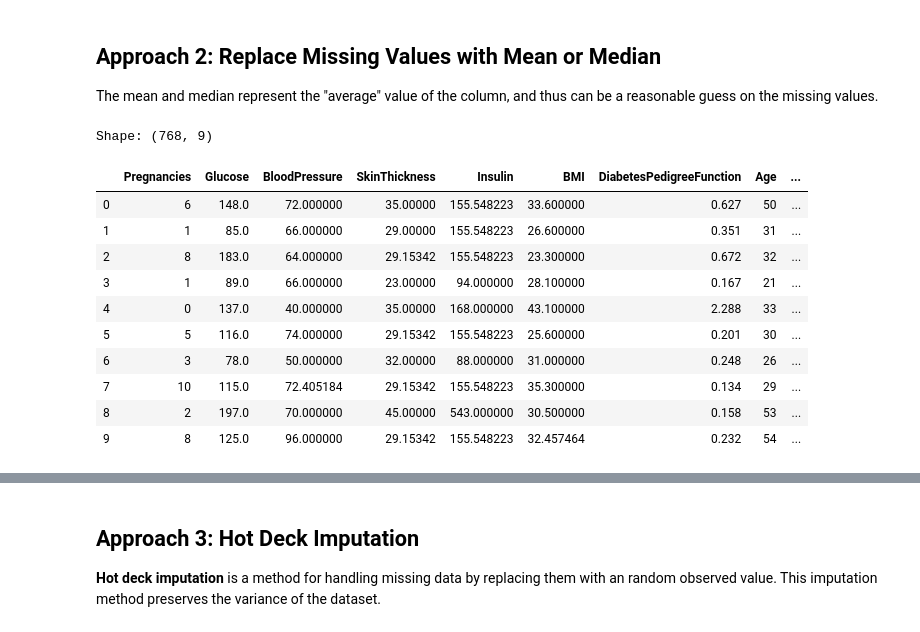
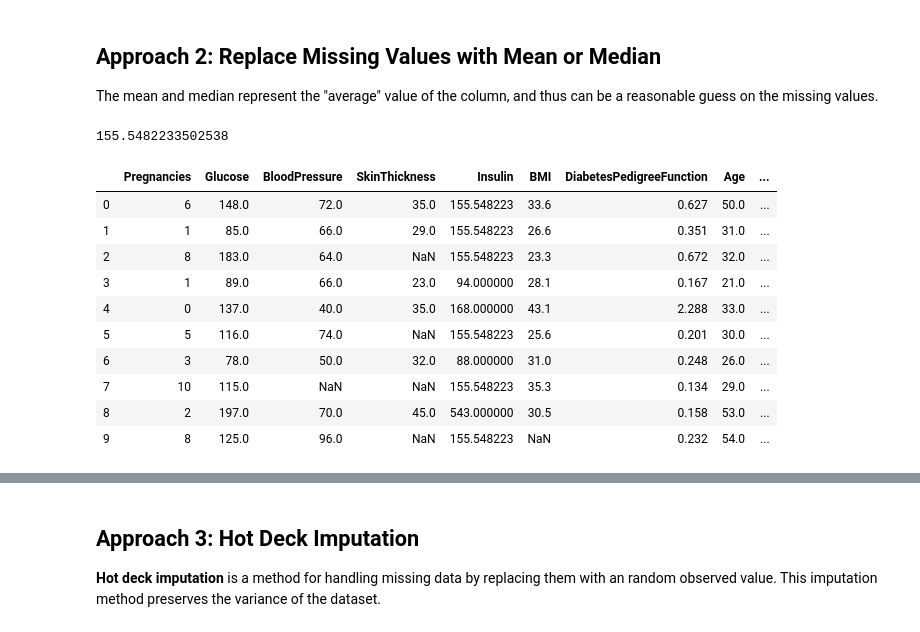
Before and after one commit to ch00226855/CMP464-Fall2019, a Jupyter notebook: Week11_DataCleaningAndPreparation.ipynb, the cells around one changed output, grey strips where cells are left out. Saved outputs shown, nothing was run; the diff lists cells and outputs as text; code cells hidden in the pictures.

```diff
--- a/Week11_DataCleaningAndPreparation.ipynb
+++ b/Week11_DataCleaningAndPreparation.ipynb
@@ -70,3 +98,11 @@ We can see that Glucose, BloodPressure, and BMI have just a few zero values, whi
 # %%
 # We should mark missing values with np.nan, so that these values can be
 # correctly ignored from operations such as sum, count, min, etc.
+cols = list(data.columns)
+cols.remove(cols[0]) # remove the preganicies column
+cols.remove(cols[-1]) # remove the outcome column
+print(cols)
+for col in cols:
+    for idx in data.index:
+        if data.loc[idx, col] == 0:
+            data.loc[idx, col] = np.nan
@@ -72,0 +124,3 @@ We can see that Glucose, BloodPressure, and BMI have just a few zero values, whi
+# %%
+data = pd.read_csv('Data/diabetes/diabetes.csv', delimiter=',')
+data.head(10)
@@ -72,0 +139,6 @@ We can see that Glucose, BloodPressure, and BMI have just a few zero values, whi
+# %%
+# Replace on column basis
+for col in cols:
+    index = (data[col] == 0)
+    data.loc[index, col] = np.NaN
+data.head(10)
@@ -103,19 +231,35 @@ Removing rows with missing values may significantly reduce the number of rows, a
 ## Approach 2: Replace Missing Values with Mean or Median
 
 The mean and median represent the "average" value of the column, and thus can be a reasonable guess on the missing values.
+# %%
+raw_data = pd.read_csv("Data/diabetes/diabetes.csv")
+# replace zeros with np.nan
+cols = list(raw_data.columns)
+cols.remove(cols[0])
+cols.remove(cols[-1])
+for col in cols:
+    index = (raw_data[col] == 0)
+    raw_data.loc[index, col] = np.nan
 # %%
 # Pandas provides fillna() function for replacing missing values with a
 # specific value.
+
+# fill the insulin column with the mean value
+data = raw_data.copy() # raw_data will not be affected
+mean = data['Insulin'].mean()
+print(mean)
+data['Insulin'].fillna(mean, inplace=True)
+data.head(10)
 # %% [output]
-Shape: (768, 9)
+155.5482233502538
 |  | Pregnancies | Glucose | BloodPressure | SkinThickness | Insulin | BMI | DiabetesPedigreeFunction | Age | ... |
-| 0 | 6 | 148.0 | 72.000000 | 35.00000 | 155.548223 | 33.600000 | 0.627 | 50 | ... |
-| 1 | 1 | 85.0 | 66.000000 | 29.00000 | 155.548223 | 26.600000 | 0.351 | 31 | ... |
-| 2 | 8 | 183.0 | 64.000000 | 29.15342 | 155.548223 | 23.300000 | 0.672 | 32 | ... |
-| 3 | 1 | 89.0 | 66.000000 | 23.00000 | 94.000000 | 28.100000 | 0.167 | 21 | ... |
-| 4 | 0 | 137.0 | 40.000000 | 35.00000 | 168.000000 | 43.100000 | 2.288 | 33 | ... |
-| 5 | 5 | 116.0 | 74.000000 | 29.15342 | 155.548223 | 25.600000 | 0.201 | 30 | ... |
-| 6 | 3 | 78.0 | 50.000000 | 32.00000 | 88.000000 | 31.000000 | 0.248 | 26 | ... |
-| 7 | 10 | 115.0 | 72.405184 | 29.15342 | 155.548223 | 35.300000 | 0.134 | 29 | ... |
-| 8 | 2 | 197.0 | 70.000000 | 45.00000 | 543.000000 | 30.500000 | 0.158 | 53 | ... |
-| 9 | 8 | 125.0 | 96.000000 | 29.15342 | 155.548223 | 32.457464 | 0.232 | 54 | ... |
+| 0 | 6 | 148.0 | 72.0 | 35.0 | 155.548223 | 33.6 | 0.627 | 50.0 | ... |
+| 1 | 1 | 85.0 | 66.0 | 29.0 | 155.548223 | 26.6 | 0.351 | 31.0 | ... |
+| 2 | 8 | 183.0 | 64.0 | NaN | 155.548223 | 23.3 | 0.672 | 32.0 | ... |
+| 3 | 1 | 89.0 | 66.0 | 23.0 | 94.000000 | 28.1 | 0.167 | 21.0 | ... |
+| 4 | 0 | 137.0 | 40.0 | 35.0 | 168.000000 | 43.1 | 2.288 | 33.0 | ... |
+| 5 | 5 | 116.0 | 74.0 | NaN | 155.548223 | 25.6 | 0.201 | 30.0 | ... |
+| 6 | 3 | 78.0 | 50.0 | 32.0 | 88.000000 | 31.0 | 0.248 | 26.0 | ... |
+| 7 | 10 | 115.0 | NaN | NaN | 155.548223 | 35.3 | 0.134 | 29.0 | ... |
+| 8 | 2 | 197.0 | 70.0 | 45.0 | 543.000000 | 30.5 | 0.158 | 53.0 | ... |
+| 9 | 8 | 125.0 | 96.0 | NaN | 155.548223 | NaN | 0.232 | 54.0 | ... |
```
Also changed, not shown: parts of 41 cells of this notebook.
